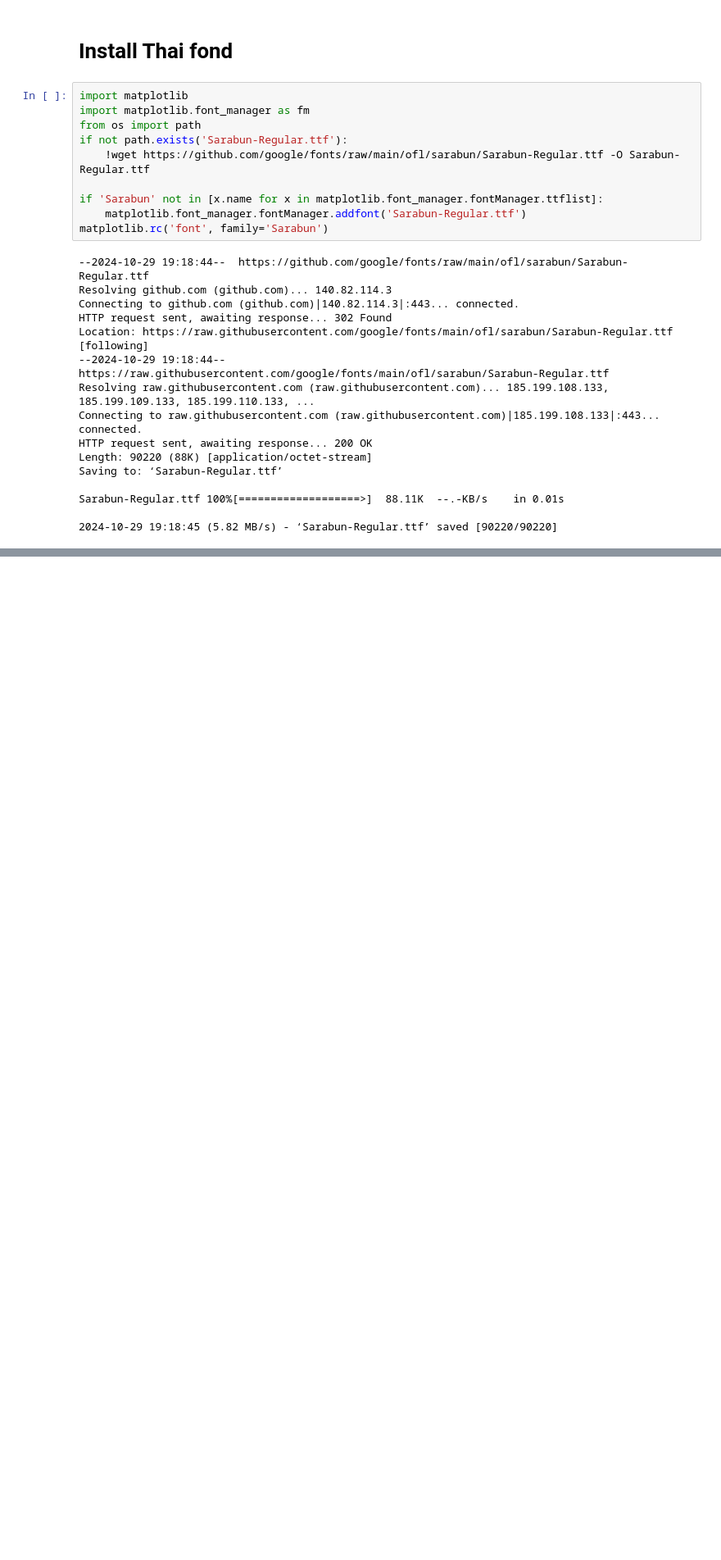
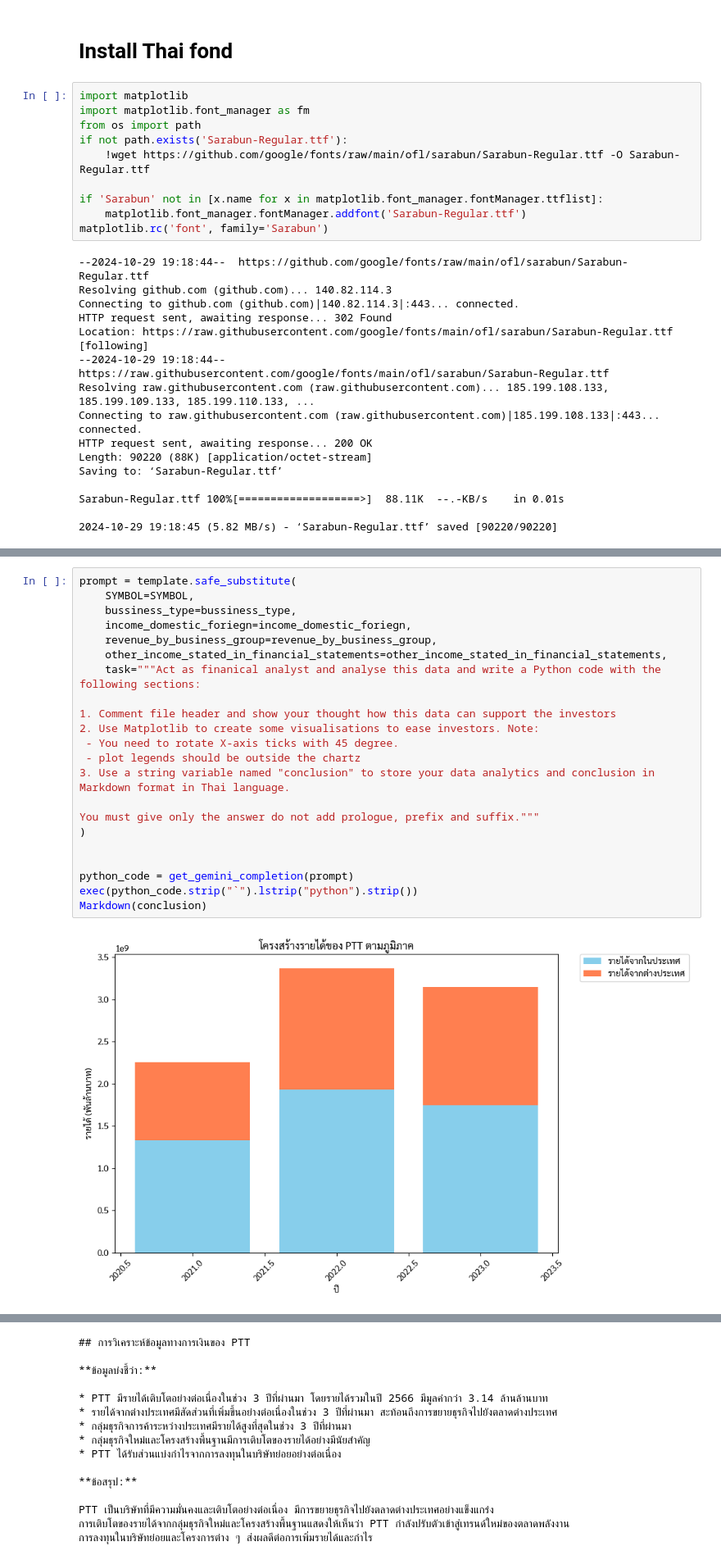
Before and after one commit to batprem/llm-balance-sheets, a Jupyter notebook: 03-load-and-extract-56-1.ipynb, the cells around one changed output, grey strips where cells are left out. Shown: that part at 82% size. Drawn from its saved outputs; the diff is of its cells as text; blank space fills up the shorter version.

```diff
--- a/03-load-and-extract-56-1.ipynb
+++ b/03-load-and-extract-56-1.ipynb
@@ -532,0 +523,24 @@ Markdown(conclusion)
+# %%
+prompt = template.safe_substitute(
+    SYMBOL=SYMBOL,
+    bussiness_type=bussiness_type,
+    income_domestic_foriegn=income_domestic_foriegn,
+    revenue_by_business_group=revenue_by_business_group,
+    other_income_stated_in_financial_statements=other_income_stated_in_financial_statements,
+    task="""Act as finanical analyst and analyse this data and write a Python code with the following sections:
+
+1. Comment file header and show your thought how this data can support the investors
+2. Use Matplotlib to create some visualisations to ease investors. Note:
+ - You need to rotate X-axis ticks with 45 degree.
+ - plot legends should be outside the chartz
+3. Use a string variable named "conclusion" to store your data analytics and conclusion in Markdown format in Thai language.
+
+You must give only the answer do not add prologue, prefix and suffix."""
+)
+
+
+python_code = get_gemini_completion(prompt)
+exec(python_code.strip("`").lstrip("python").strip())
+Markdown(conclusion)
+# %% [output]
+[figure, added]
@@ -532,0 +548,15 @@ Markdown(conclusion)
+## การวิเคราะห์ข้อมูลทางการเงินของ PTT
+
+**ข้อมูลบ่งชี้ว่า:**
+
+* PTT มีรายได้เติบโตอย่างต่อเนื่องในช่วง 3 ปีที่ผ่านมา โดยรายได้รวมในปี 2566 มีมูลค่ากว่า 3.14 ล้านล้านบาท
+* รายได้จากต่างประเทศมีสัดส่วนที่เพิ่มขึ้นอย่างต่อเนื่องในช่วง 3 ปีที่ผ่านมา สะท้อนถึงการขยายธุรกิจไปยังตลาดต่างประเทศ
+* กลุ่มธุรกิจการค้าระหว่างประเทศมีรายได้สูงที่สุดในช่วง 3 ปีที่ผ่านมา
+* กลุ่มธุรกิจใหม่และโครงสร้างพื้นฐานมีการเติบโตของรายได้อย่างมีนัยสำคัญ
+* PTT ได้รับส่วนแบ่งกำไรจากการลงทุนในบริษัทย่อยอย่างต่อเนื่อง
+
+**ข้อสรุป:**
+
+PTT เป็นบริษัทที่มีความมั่นคงและเติบโตอย่างต่อเนื่อง มีการขยายธุรกิจไปยังตลาดต่างประเทศอย่างแข็งแกร่ง
+การเติบโตของรายได้จากกลุ่มธุรกิจใหม่และโครงสร้างพื้นฐานแสดงให้เห็นว่า PTT กำลังปรับตัวเข้าสู่เทรนด์ใหม่ของตลาดพลังงาน
+การลงทุนในบริษัทย่อยและโครงการต่าง ๆ ส่งผลดีต่อการเพิ่มรายได้และกำไร
```
Also changed, not shown: parts of 3 cells of this notebook.
